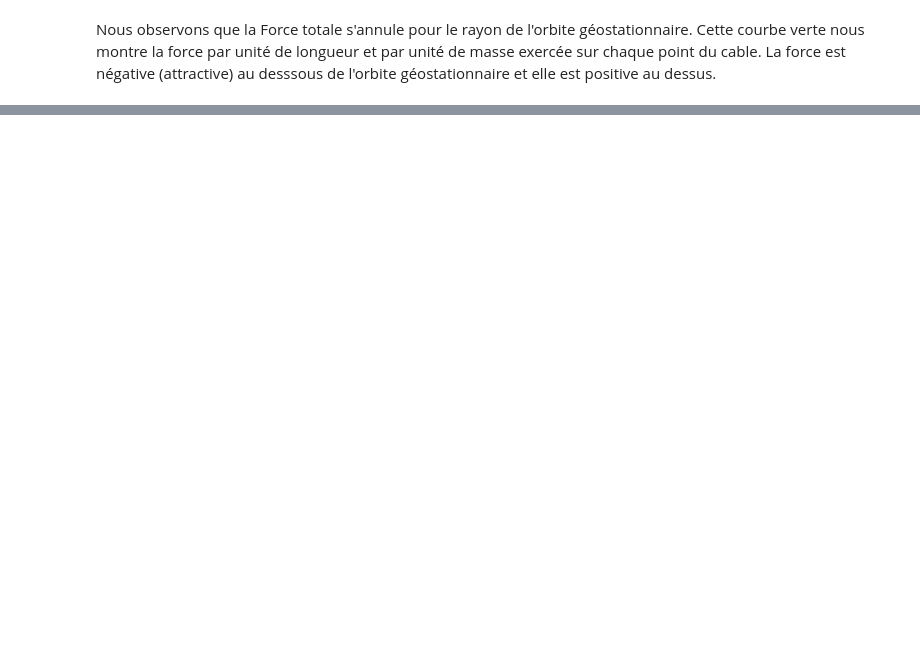
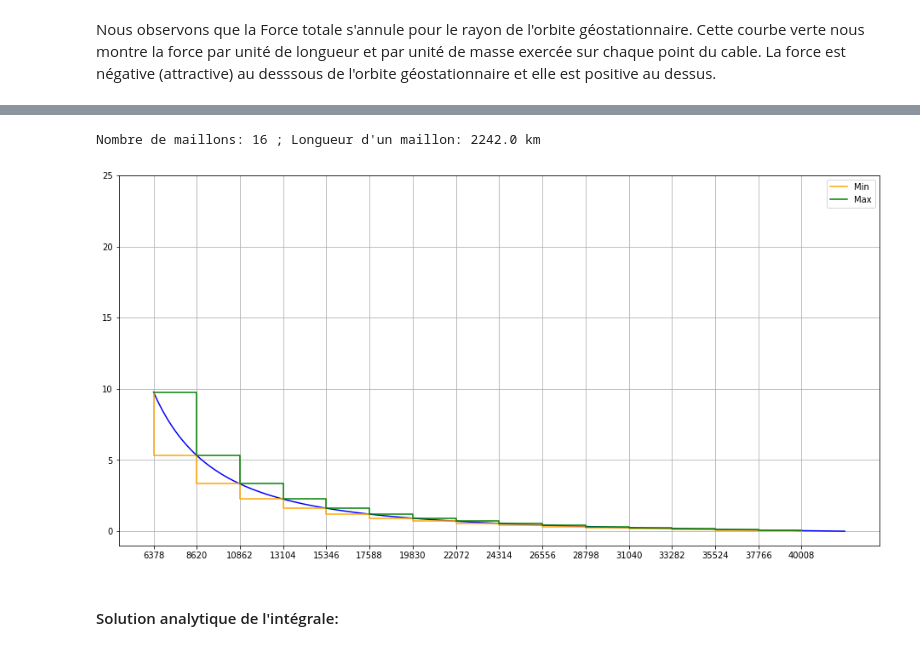
Before and after one commit to christophe-bonnefoy/TPE-SRR-2018, a Jupyter notebook: TPE-Ascenseur-Spatial.ipynb, the cells around one changed output, grey strips where cells are left out. Cells and saved outputs as stored; diff of their text form; code cells hidden in the pictures; blank space fills up the shorter version.

```diff
--- a/TPE-Ascenseur-Spatial.ipynb
+++ b/TPE-Ascenseur-Spatial.ipynb
@@ -127 +155,33 @@ Nous allons introduire une autre fonction que nous appelerons Tension_cable
+# %%
+NombreMaillons = 16
+
+LongueurMaillon = 1E-3*(Rg-Rt)/NombreMaillons
+print("Nombre de maillons:", NombreMaillons, "; Longueur d'un maillon:",round(LongueurMaillon,0), "km")
+
+fig, ax = plt.subplots(figsize=(16, 8))
+
+ax.set_xticks(np.arange(Rt*1E-3, Rg*1E-3, LongueurMaillon))
+
+r = np.arange(Rt, Rg, 1E3)
+r_km = r*1E-3
+
+plt.plot(r_km, AccTotale(r), color="blue")
+
+r = np.arange(Rt, Rg, LongueurMaillon*1E3)
+r_km = r*1E-3
+
+plt.step(r_km, AccTotale(r), where='pre',  label='Min', color="orange")
+plt.step(r_km, AccTotale(r), where='post', label='Max', color="green")
+
+ax.grid(markevery=LongueurMaillon)
+
+plt.ylim(-1, 25)
+plt.legend()
+plt.savefig('images/Integrale1.png')
+plt.show()
+# %% [output]
+Nombre de maillons: 16 ; Longueur d'un maillon: 2242.0 km
+[figure, added]
+# %% [markdown]
+#### Solution analytique de l'intégrale:
 # %%
```
Also changed, not shown: parts of 34 cells of this notebook.
